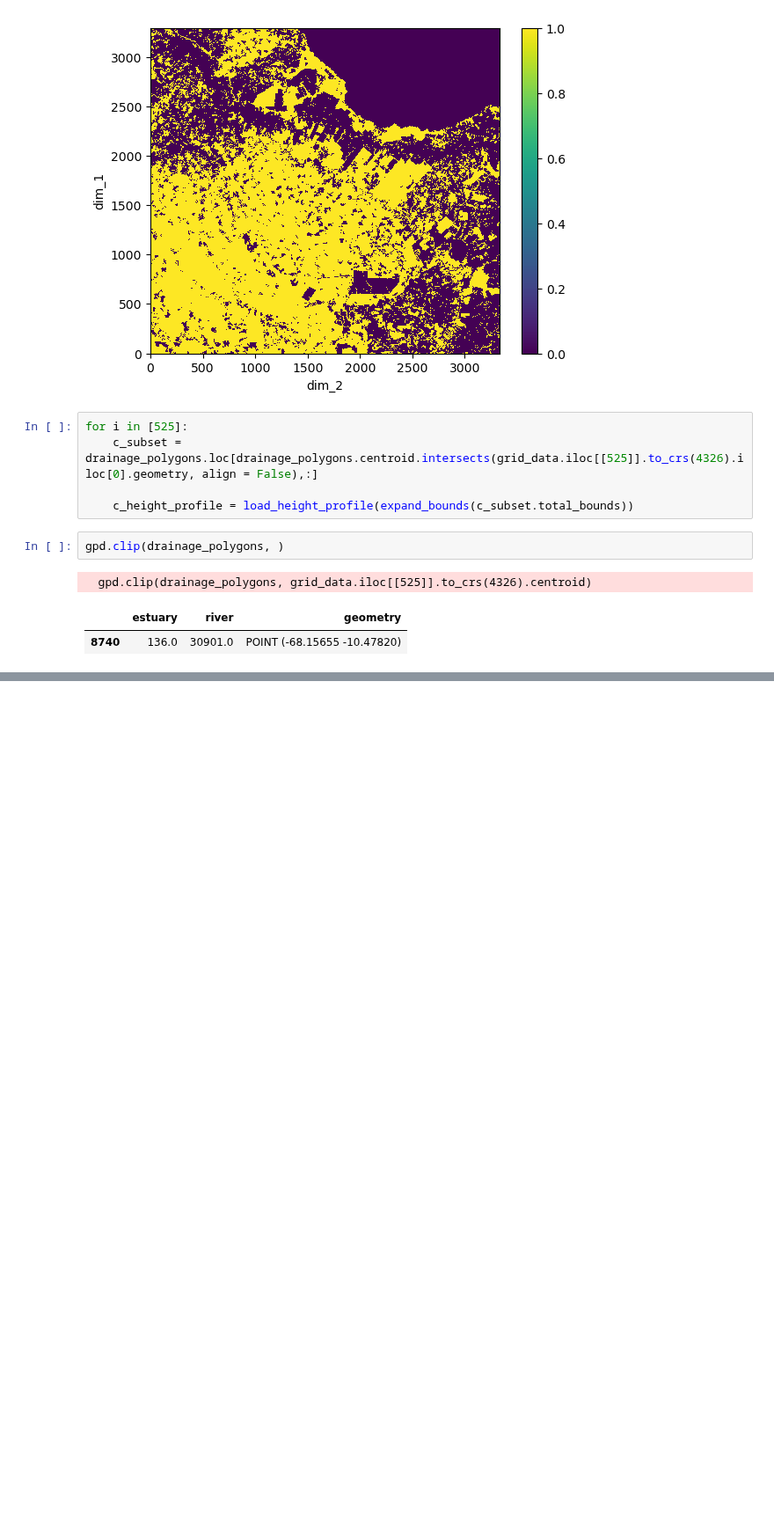
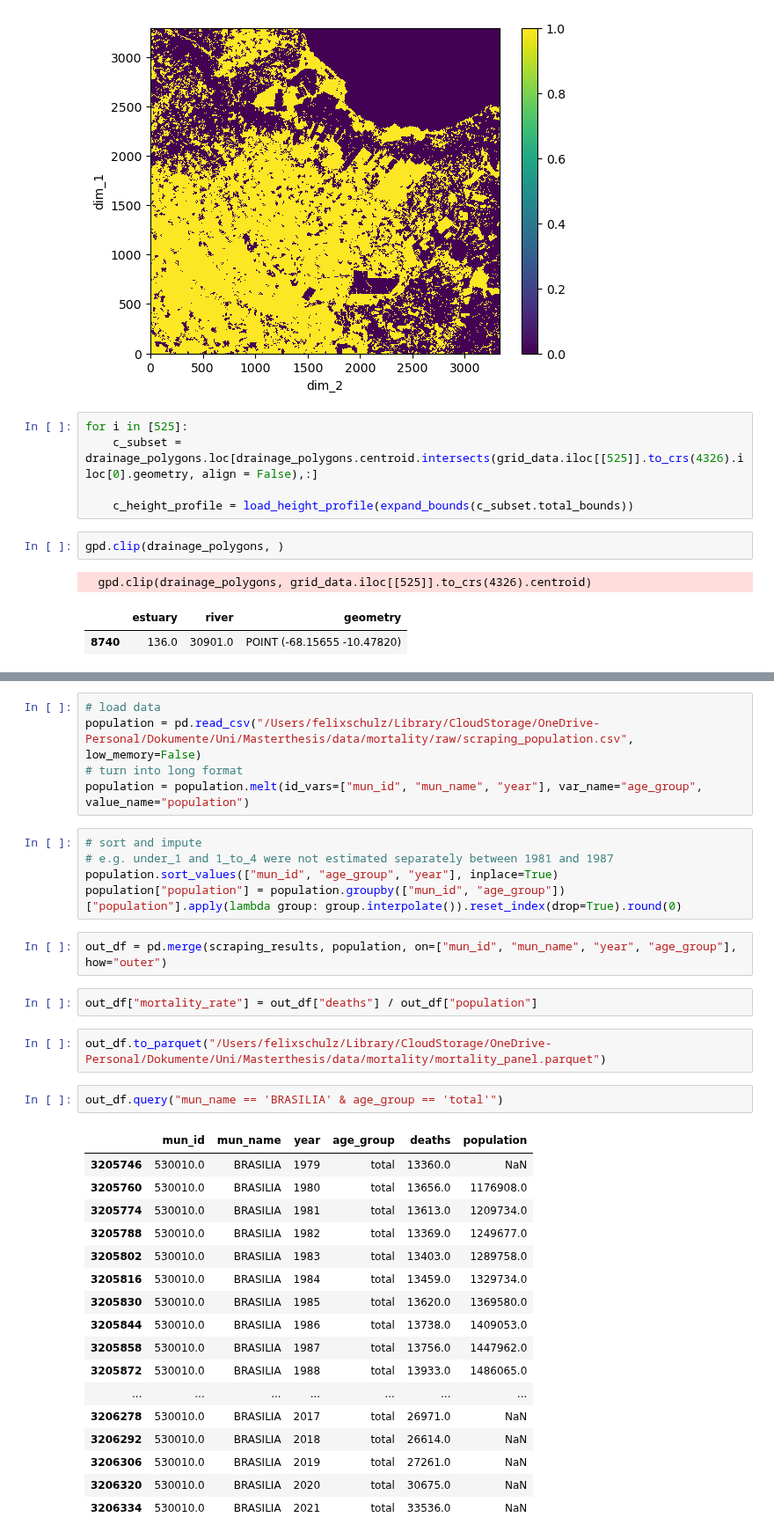
Before and after one commit to felixschulz385/Masterthesis, a Jupyter notebook: code/experiments/final_experiments.ipynb, the cells around one changed output, grey strips where cells are left out. Shown at 88% size. Cells and saved outputs as stored; diff of their text form; blank space fills up the shorter version.

```diff
--- a/code/experiments/final_experiments.ipynb
+++ b/code/experiments/final_experiments.ipynb
@@ -509,0 +518,36 @@ gpd.clip(drainage_polygons, )
+# %%
+# load data
+population = pd.read_csv("/Users/felixschulz/Library/CloudStorage/OneDrive-Personal/Dokumente/Uni/Masterthesis/data/mortality/raw/scraping_population.csv", low_memory=False)
+# turn into long format
+population = population.melt(id_vars=["mun_id", "mun_name", "year"], var_name="age_group", value_name="population")
+# %%
+# sort and impute
+# e.g. under_1 and 1_to_4 were not estimated separately between 1981 and 1987
+population.sort_values(["mun_id", "age_group", "year"], inplace=True)
+population["population"] = population.groupby(["mun_id", "age_group"])["population"].apply(lambda group: group.interpolate()).reset_index(drop=True).round(0)
+# %%
+out_df = pd.merge(scraping_results, population, on=["mun_id", "mun_name", "year", "age_group"], how="outer")
+# %%
+out_df["mortality_rate"] = out_df["deaths"] / out_df["population"]
+# %%
+out_df.to_parquet("/Users/felixschulz/Library/CloudStorage/OneDrive-Personal/Dokumente/Uni/Masterthesis/data/mortality/mortality_panel.parquet")
+# %%
+out_df.query("mun_name == 'BRASILIA' & age_group == 'total'")
+# %% [output]
+|  | mun_id | mun_name | year | age_group | deaths | population |
+| 3205746 | 530010.0 | BRASILIA | 1979 | total | 13360.0 | NaN |
+| 3205760 | 530010.0 | BRASILIA | 1980 | total | 13656.0 | 1176908.0 |
+| 3205774 | 530010.0 | BRASILIA | 1981 | total | 13613.0 | 1209734.0 |
+| 3205788 | 530010.0 | BRASILIA | 1982 | total | 13369.0 | 1249677.0 |
+| 3205802 | 530010.0 | BRASILIA | 1983 | total | 13403.0 | 1289758.0 |
+| 3205816 | 530010.0 | BRASILIA | 1984 | total | 13459.0 | 1329734.0 |
+| 3205830 | 530010.0 | BRASILIA | 1985 | total | 13620.0 | 1369580.0 |
+| 3205844 | 530010.0 | BRASILIA | 1986 | total | 13738.0 | 1409053.0 |
+| 3205858 | 530010.0 | BRASILIA | 1987 | total | 13756.0 | 1447962.0 |
+| 3205872 | 530010.0 | BRASILIA | 1988 | total | 13933.0 | 1486065.0 |
+| ... | ... | ... | ... | ... | ... | ... |
+| 3206278 | 530010.0 | BRASILIA | 2017 | total | 26971.0 | NaN |
+| 3206292 | 530010.0 | BRASILIA | 2018 | total | 26614.0 | NaN |
+| 3206306 | 530010.0 | BRASILIA | 2019 | total | 27261.0 | NaN |
+| 3206320 | 530010.0 | BRASILIA | 2020 | total | 30675.0 | NaN |
+| 3206334 | 530010.0 | BRASILIA | 2021 | total | 33536.0 | NaN |
```
Also changed, not shown: parts of 8 cells of this notebook, 4 other files.
